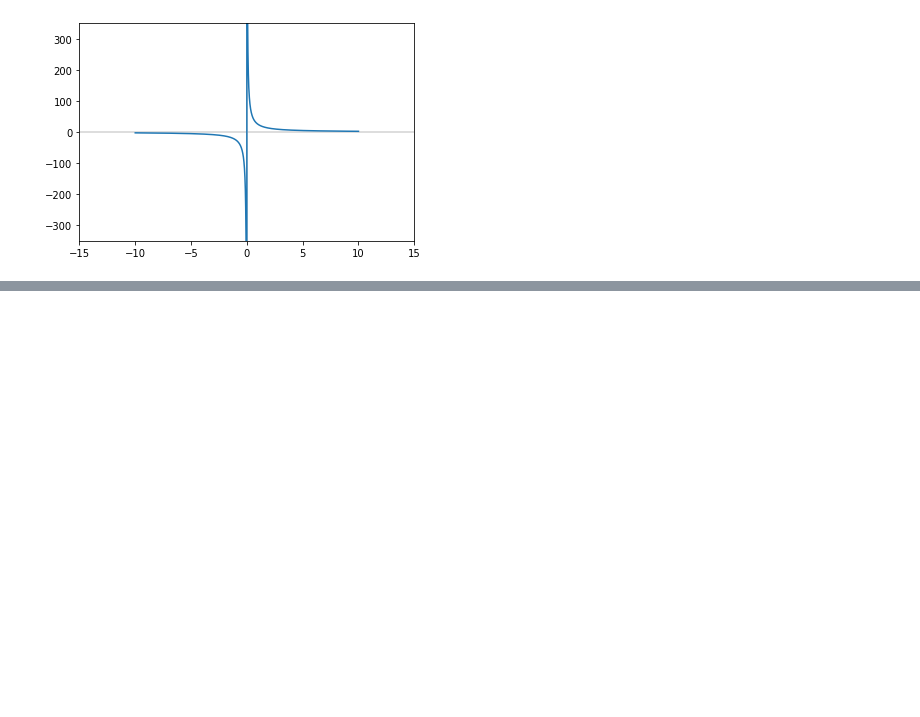
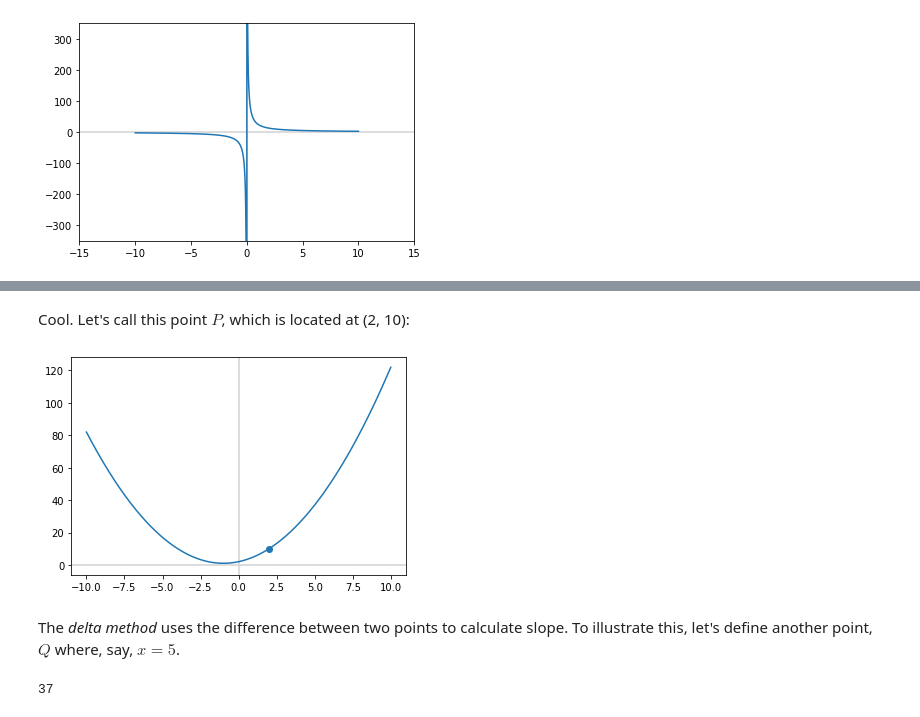
Before and after one commit to irawan09/Machine_Learning, a Jupyter notebook: Mathematical Foundations of ML/3 - Calculus I.ipynb, the cells around one changed output, grey strips where cells are left out. Drawn from its saved outputs; the diff is of its cells as text; code cells hidden in the pictures; blank space fills up the shorter version.

```diff
--- a/Mathematical Foundations of ML/3 - Calculus I.ipynb
+++ b/Mathematical Foundations of ML/3 - Calculus I.ipynb
@@ -327,0 +351,16 @@ _ = ax.plot(x, y_fn4)
+# %% [markdown]
+Cool. Let's call this point $P$, which is located at (2, 10):
+# %%
+fig, ax = plt.subplots()
+plt.axvline(x=0, color='lightgray')
+plt.axhline(y=0, color='lightgray')
+plt.scatter(2, 10)
+_ = ax.plot(x,y)
+# %% [output]
+[figure, added]
+# %% [markdown]
+The _delta method_ uses the difference between two points to calculate slope. To illustrate this, let's define another point, $Q$ where, say, $x = 5$.
+# %%
+f(5)
+# %% [output]
+37
```
Also changed, not shown: parts of 27 cells of this notebook.
